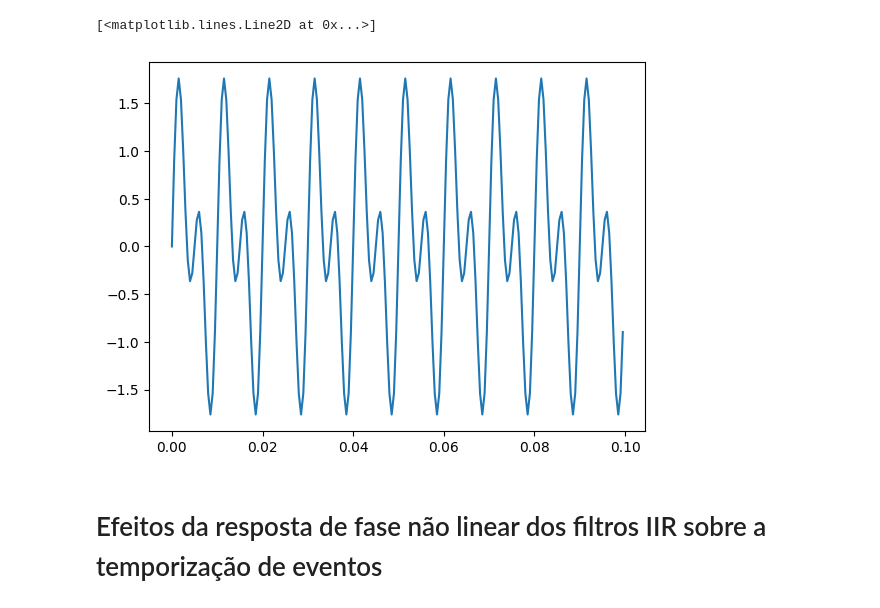
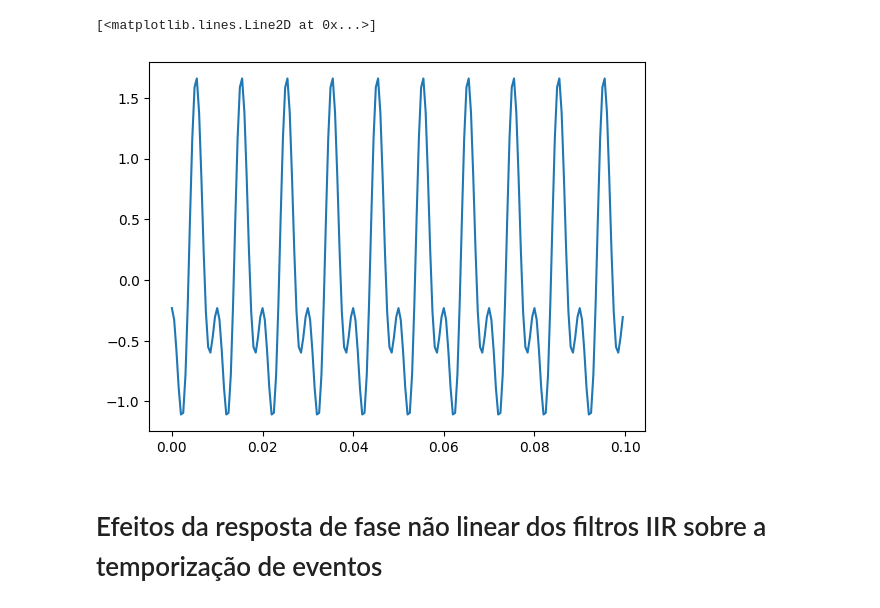
Before and after one commit to MatheusrCunha/PDS_1, a Jupyter notebook: Filtros_e_DFT_(2a_parte).ipynb, the cells around one changed output. Cells and saved outputs as stored; diff of their text form; code cells hidden in the pictures.

```diff
--- a/Filtros_e_DFT_(2a_parte).ipynb
+++ b/Filtros_e_DFT_(2a_parte).ipynb
@@ -7,20 +7,20 @@ import matplotlib.pyplot as plt
 # %%
 Fs = 2000 # taxa de amostragem
 f0 = 100 # frequência da senoide
 fase_ini = 0 # ângulo de fase inicial
 ampl = 1 # amplitude da senoide
 durt = 0.1 # duração do sinal
 Ts = 1/Fs # Periodo de amostragem
 num_passos = np.round(durt*Fs).astype(int) # número de passos
 n = np.arange(0,num_passos,1) # índices amostrais
-x_sine_1 =  ampl*np.sin(2*np.pi * f0 * n*Ts + fase_ini)
-x_sine_2 =  ampl*np.sin(2*np.pi * 2*f0 * n*Ts + fase_ini) # Dobro da frequencia de x_sine_1
+x_sine_1 =  ampl*np.sin(2*np.pi * f0 * n*Ts - 2)
+x_sine_2 =  0.707*np.sin(2*np.pi * 2*f0 * n*Ts - 5) # Dobro da frequencia de x_sine_1
 t = n*Ts # escala de tempo do sinal
 composicao = x_sine_1+x_sine_2
 plt.plot(t, x_sine_1+x_sine_2)
 # %% [output]
 [<matplotlib.lines.Line2D at 0x...>]
-[figure, old version]
+[figure, new version]
 # %% [markdown]
 # Efeitos da resposta de fase não linear dos filtros IIR sobre a temporização de eventos
 # %% [markdown]
```
Also changed, not shown: parts of 1 cell of this notebook.
